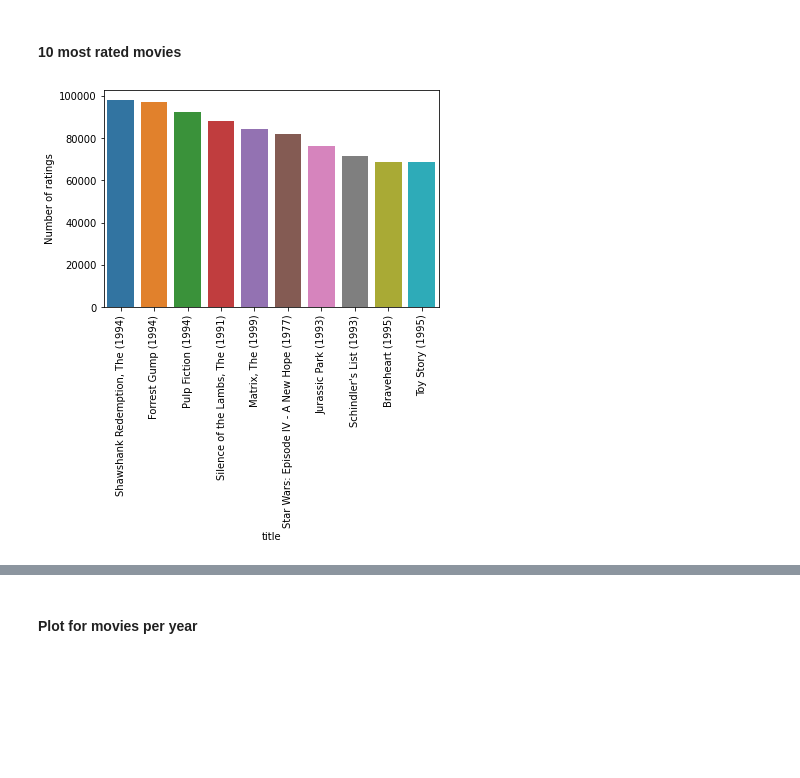
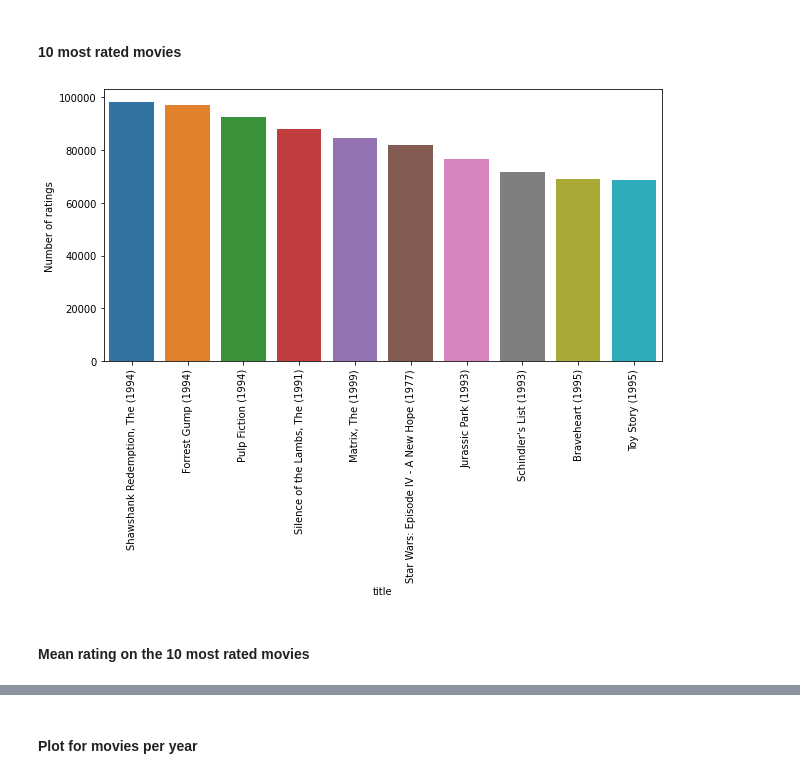
Before and after one commit to FabianAndersson17/Machinelearning-Fabian-Andersson, a Jupyter notebook: Labs/Machine-learning.ipynb, the cells around one changed output, grey strips where cells are left out. Cells and saved outputs as stored; diff of their text form; code cells hidden in the pictures; blank space fills up the shorter version.

Commit message:
Added mean rating for ten most rated movies

```diff
--- a/Labs/Machine-learning.ipynb
+++ b/Labs/Machine-learning.ipynb
@@ -85,15 +85,18 @@ memory usage: 317.6 MB
 # %%
 ## Code insperation taken from https://datatofish.com/count-duplicates-pandas/
 df_ratings_pivot = df_ratings.pivot_table(columns=["movieId"], aggfunc="size").to_frame()
 df_ratings_pivot = df_ratings_pivot.reset_index()
-df_ratings_pivot = df.rename({0: "Number of ratings"}, axis = "columns")
+df_ratings_pivot = df_ratings_pivot.rename({0: "Number of ratings"}, axis = "columns")
 df_ratings_pivot = df_ratings_pivot.sort_values(ascending = False, by = "Number of ratings")
-ten_most_rated_movieId = df["movieId"].head(10).to_list()
+ten_most_rated_movieId = df_ratings_pivot["movieId"].head(10).to_list()
 ten_most_rated_movies = df_movies[df_movies["movieId"].isin(ten_most_rated_movieId)]
 ten_most_rated_movies
-most_rated_movies = pd.concat([df["Number of ratings"].head(10), ten_most_rated_movies["title"]], axis=1)
+most_rated_movies = pd.concat([df_ratings_pivot["Number of ratings"].head(10), ten_most_rated_movies["title"]], axis=1)
+plt.figure(figsize=(10,5))
 sns.barplot(data = most_rated_movies, x="title", y="Number of ratings")
 plt.xticks(rotation=90)
 plt.show()
 # %% [output]
-[figure, old version]
+[figure, new version]
+# %% [markdown]
+#### Mean rating on the 10 most rated movies
```
Also changed, not shown: parts of 2 cells of this notebook.
